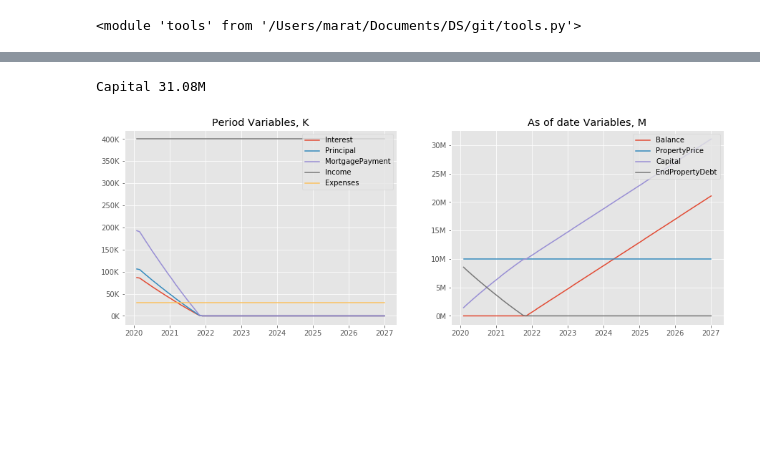
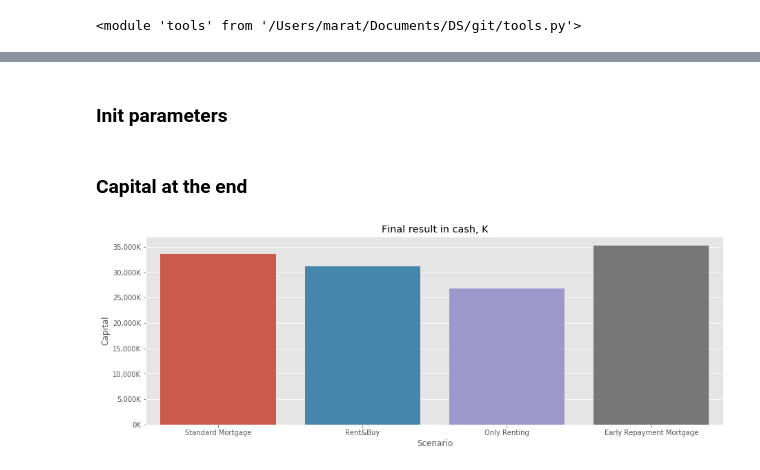
Before and after one commit to maratkhanbekov/mortgage, a Jupyter notebook: Interface.ipynb, the cells around one changed output, grey strips where cells are left out. Cells and saved outputs as stored; diff of their text form; code cells hidden in the pictures; blank space fills up the shorter version.

```diff
--- a/Interface.ipynb
+++ b/Interface.ipynb
@@ -70,21 +7,48 @@ Capital 38.39M
+# %% [markdown]
+### Init parameters
 # %%
-s = tools.investing_simulator(
-    Scenario = 'Early Repayment Mortgage',
-    Income = 400000,
-    IYearGrowth = 0,
-    Expenses = 30000,
-    EYearGrowth = 0,
-    SavingsInitial = 1000000,
-    PropertyPrice = 10000000,
-    PPYearGrowth = 0,
-    Years = 7,
-    DepositRate = 0,
-    Rent = 30000,
-    RYearGrowth = 0,
-    MortgageRate = 0.12,
-    MortgageTermMonths = 60,
-    isDetailed = True
-)
+# Scenario = ['Rent&Buy']
+# Scenario = ['Early Repayment Mortgage', 'Standard Mortgage']
+Scenario = ['Standard Mortgage', 'Rent&Buy', 'Only Renting', 'Early Repayment Mortgage']
+# Income = [200000, 300000, 400000]
+Income = [200000]
+IYearGrowth = [0.08]
+Expenses = [50000]
+EYearGrowth = [0.06]
+SavingsInitial = [100000]
+PropertyPrice = [10000000]
+PPYearGrowth = [0.04]
+# PPYearGrowth = [0.01, 0.03, 0.05, 0.1]
+Years = [11]
+DepositRate = [0.05]
+Rent = [50000]
+RYearGrowth = [0.08]
+MortgageRate = [0.1]
+MortgageTermMonths = [120]
+isDetailed = True
+
+output_table = tools.execute_simulations(Scenario,
+        Income,
+        IYearGrowth,
+        Expenses,
+        EYearGrowth,
+        SavingsInitial,
+        PropertyPrice,
+        PPYearGrowth,
+        Years,
+        DepositRate,
+        Rent,
+        RYearGrowth,
+        MortgageRate,
+        MortgageTermMonths
+        )
-# %% [output]
-Capital 31.08M
-[figure, removed]
+# %% [markdown]
+### Capital at the end
+# %%
+fig = plt.subplots(figsize=(15, 5))
+c1 = sns.barplot(data=output_table, x='Scenario', y='Capital');
+c1.set_title('Final result in cash, K')
+ylabels = ['{:,.0f}'.format(x) + 'K' for x in c1.get_yticks()/1000]
+c1.set_yticklabels(ylabels);
+# %% [output]
+[figure, added]
```
Also changed, not shown: parts of 7 cells of this notebook, 4 other files.
